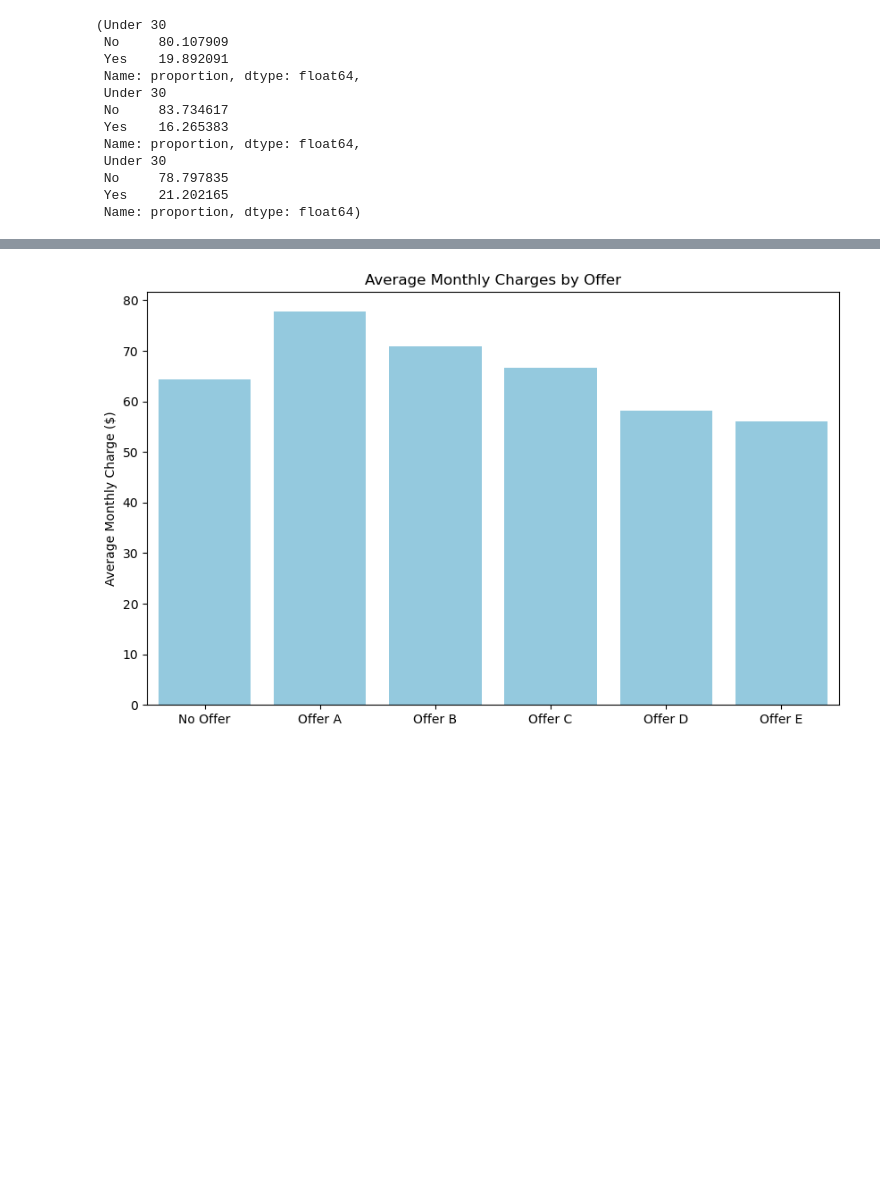
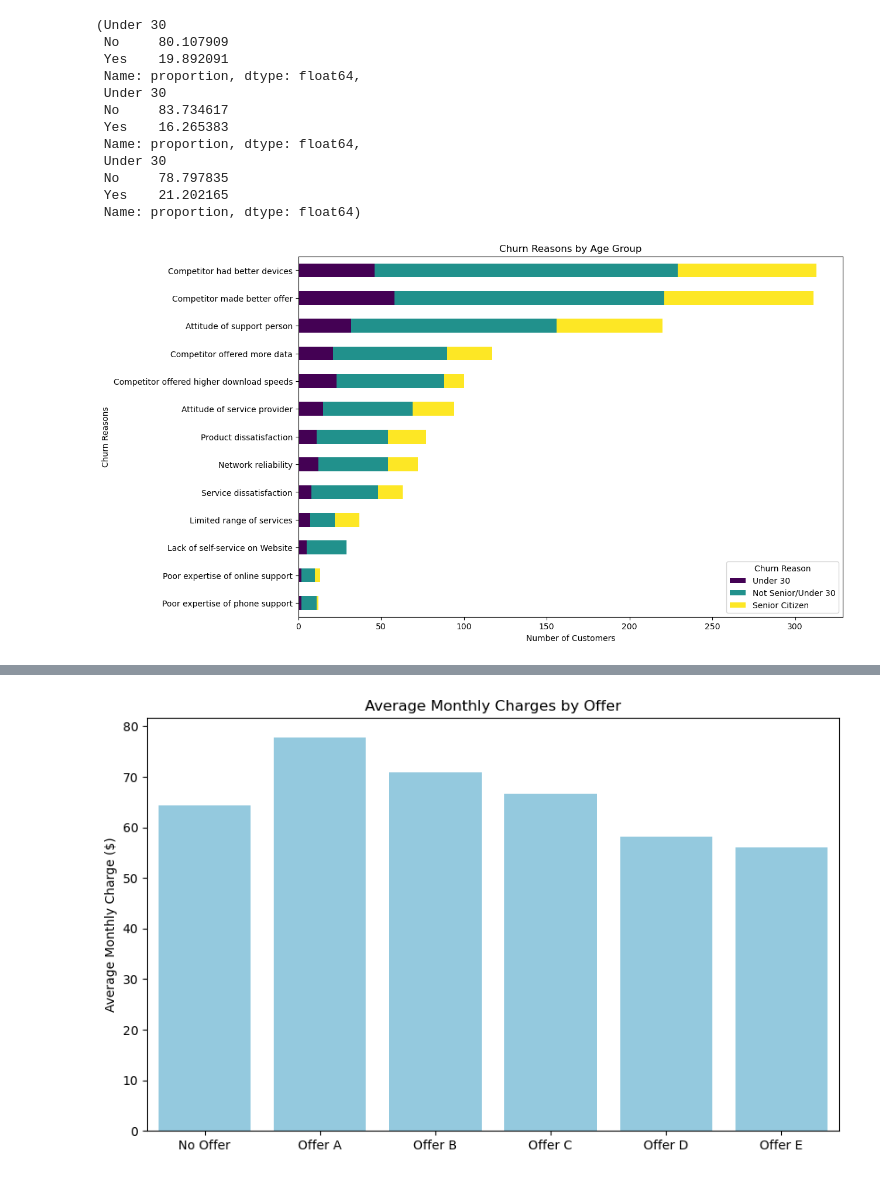
Before and after one commit to Jacky-Lam-CY/PROG74010-DataProject, a Jupyter notebook: PROG74010-DataProject.ipynb, the cells around one changed output, grey strips where cells are left out. Saved outputs shown, nothing was run; the diff lists cells and outputs as text; code cells hidden in the pictures; blank space fills up the shorter version.

Commit message:
Updated Explanatory Data Analysis.

```diff
--- a/PROG74010-DataProject.ipynb
+++ b/PROG74010-DataProject.ipynb
@@ -1286,3 +1286,28 @@ total_seniors_percentage, churned_seniors_percentage, non_churned_seniors_percen
  No     78.797835
  Yes    21.202165
  Name: proportion, dtype: float64)
+# %%
+# Group the data by 'Age Group' and 'Churn Reason' and count occurrences
+churn_reasons_by_age = data[(data['Churn Label'] == 'Yes') & (data['Churn Category'].isin(top_categories))].groupby(['Churn Reason', 'Age Group']).size().unstack()
+
+# Sort the data by the total number of churned customers in each age group
+churn_reasons_by_age['Total'] = churn_reasons_by_age.sum(axis=1)
+
+churn_reasons_by_age.sort_values(by='Total', ascending=True, inplace=True)
+
+# Drop the 'Total' column
+churn_reasons_by_age.drop(columns='Total', inplace=True)
+
+# re-order the columns
+churn_reasons_by_age = churn_reasons_by_age[['Under 30', 'Not Senior/Under 30', 'Senior Citizen']]
+
+# Plotting the data
+fig, ax = plt.subplots(figsize=(12, 8))
+churn_reasons_by_age.plot(kind='barh', stacked=True, ax=ax, colormap='viridis')
+plt.title('Churn Reasons by Age Group')
+plt.xlabel('Number of Customers')
+plt.ylabel('Churn Reasons')
+plt.legend(title='Churn Reason', loc='lower right')
+plt.show()
+# %% [output]
+[figure, added]
```
Also changed, not shown: parts of 10 cells of this notebook.
